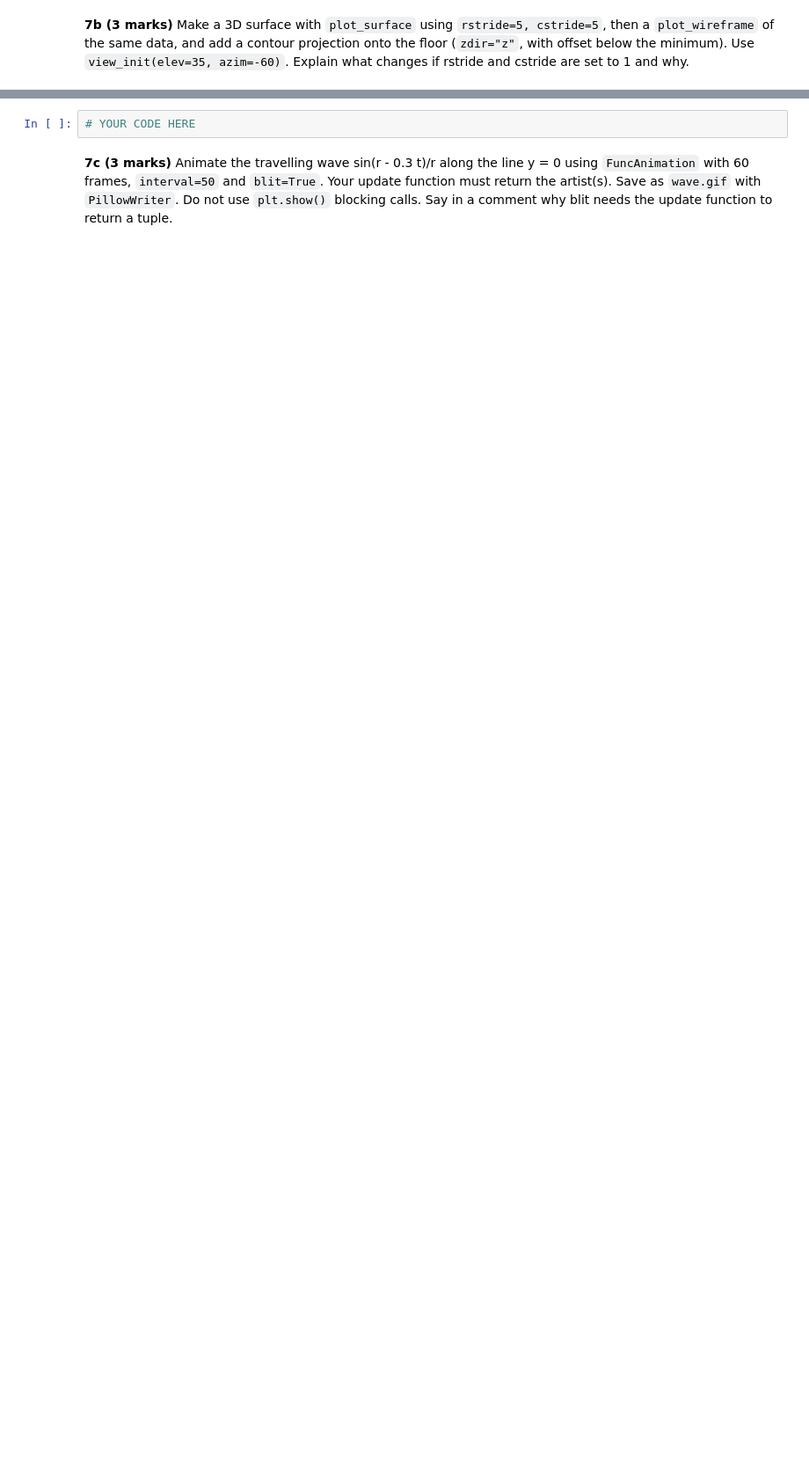
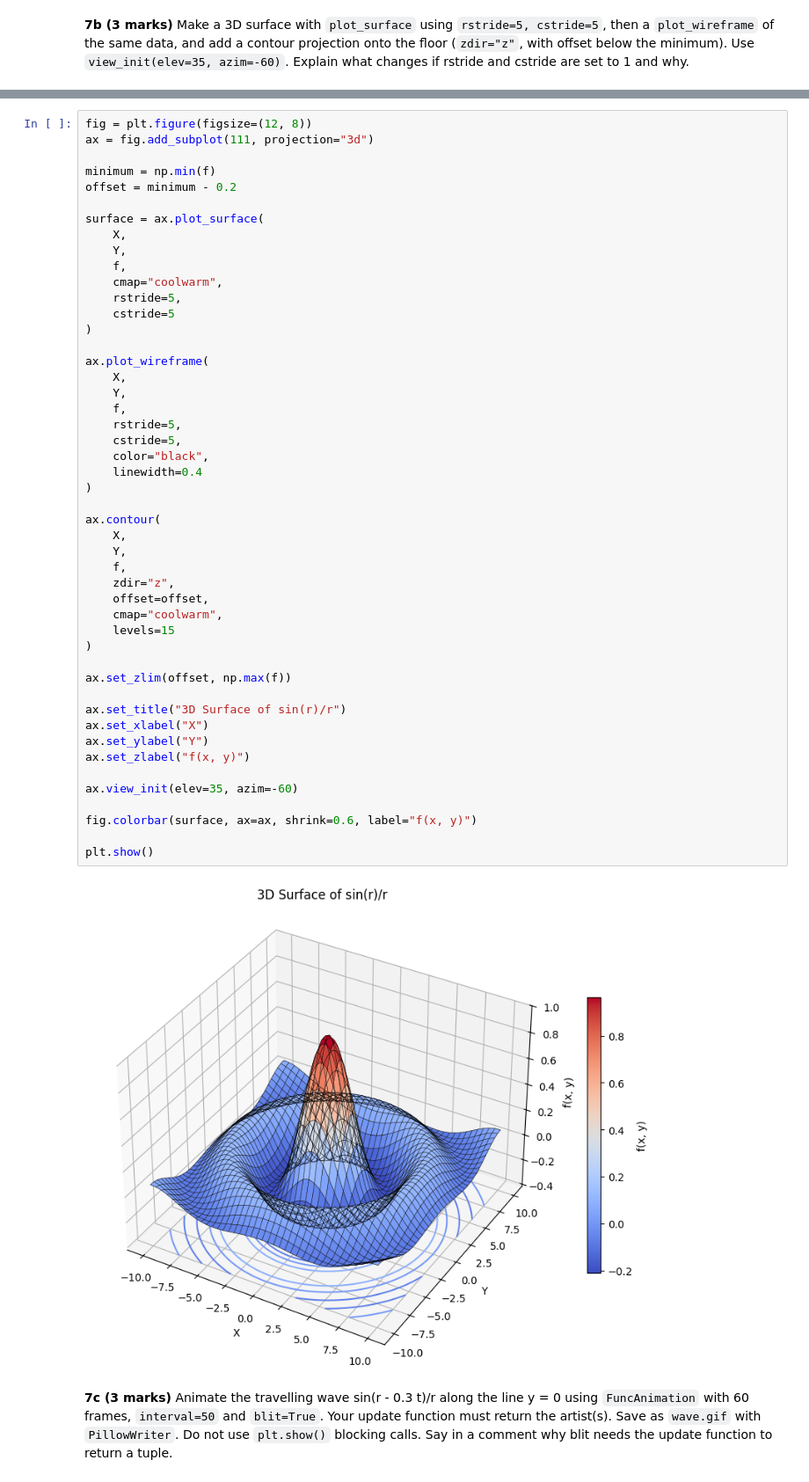
Before and after one commit to wahaaj1010/PAI-3A-25F-0100, a Jupyter notebook: Assignment3_Programming_for_AI.ipynb, the cells around one changed output, grey strips where cells are left out. Shown at 88% size. Cells and saved outputs as stored; diff of their text form; blank space fills up the shorter version.

```diff
--- a/Assignment3_Programming_for_AI.ipynb
+++ b/Assignment3_Programming_for_AI.ipynb
@@ -832,5 +1213,53 @@ Let f(x, y) = sin(r) / r with r = sqrt(x^2 + y^2) on x, y in [-10, 10].
 # %%
-# YOUR CODE HERE
+fig = plt.figure(figsize=(12, 8))
+ax = fig.add_subplot(111, projection="3d")
+
+minimum = np.min(f)
+offset = minimum - 0.2
+
+surface = ax.plot_surface(
+    X,
+    Y,
+    f,
+    cmap="coolwarm",
+    rstride=5,
+    cstride=5
+)
+
+ax.plot_wireframe(
+    X,
+    Y,
+    f,
+    rstride=5,
+    cstride=5,
+    color="black",
+    linewidth=0.4
+)
+
+ax.contour(
+    X,
+    Y,
+    f,
+    zdir="z",
+    offset=offset,
+    cmap="coolwarm",
+    levels=15
+)
+
+ax.set_zlim(offset, np.max(f))
+
+ax.set_title("3D Surface of sin(r)/r")
+ax.set_xlabel("X")
+ax.set_ylabel("Y")
+ax.set_zlabel("f(x, y)")
+
+ax.view_init(elev=35, azim=-60)
+
+fig.colorbar(surface, ax=ax, shrink=0.6, label="f(x, y)")
+
+plt.show()
+# %% [output]
+[figure, added]
 # %% [markdown]
 **7c (3 marks)** Animate the travelling wave sin(r - 0.3 t)/r along the line y = 0 using `FuncAnimation` with 60 frames, `interval=50` and `blit=True`. Your update function must return the artist(s). Save as `wave.gif` with `PillowWriter`. Do not use `plt.show()` blocking calls. Say in a comment why blit needs the update function to return a tuple.
 # %%
```
Also changed, not shown: parts of 9 cells of this notebook.
